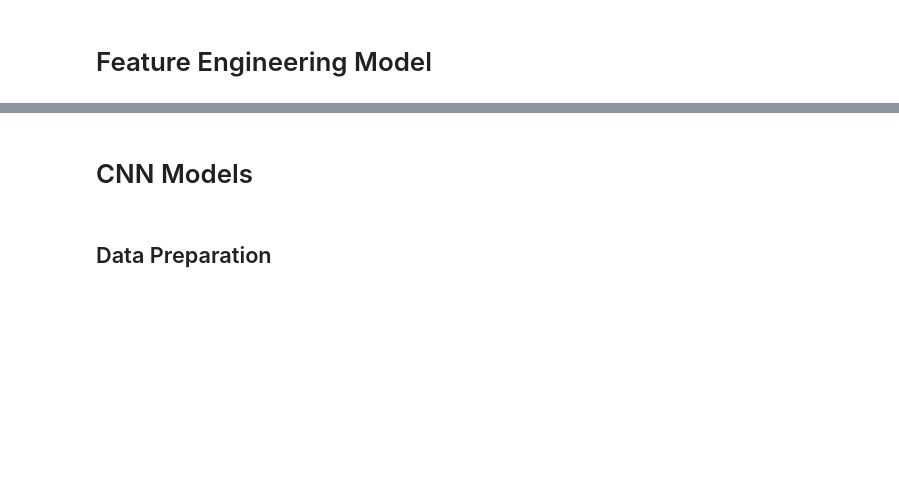
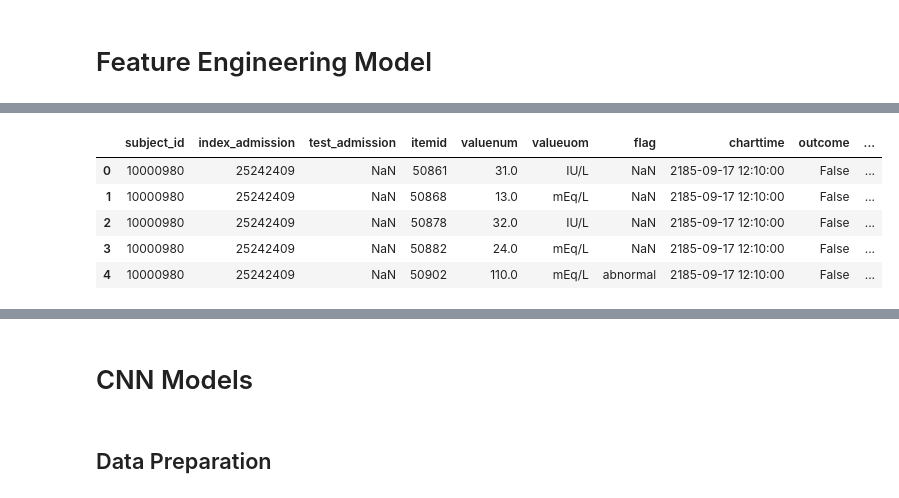
Before and after one commit to vcmog/liver_pred, a Jupyter notebook: liver_pred/run_test.ipynb, the cells around one changed output, grey strips where cells are left out. Cells and saved outputs as stored; diff of their text form; code cells hidden in the pictures; blank space fills up the shorter version.

```diff
--- a/liver_pred/run_test.ipynb
+++ b/liver_pred/run_test.ipynb
@@ -29,3 +38,3 @@ processed_labs = pd.read_csv(dir + r"\processed_lab_data.csv", parse_dates=["cha
 # %%
-current_df = fg.current_bloods_df(processed_labs, cohort_ids)
-historical_df = fg.historical_bloods(processed_labs, )
+current_df = fg.current_bloods_df(processed_labs, lead_time=21, n_days_pre=3, n_days_post=1)
+historical_df = fg.historical_labs(processed_labs, n_days=21)
@@ -35,3 +57,12 @@ import utils.missing_data as md
+# %%
+historical_df.head()
+# %% [output]
+|  | subject_id | index_admission | test_admission | itemid | valuenum | valueuom | flag | charttime | outcome | ... |
+| 0 | 10000980 | 25242409 | NaN | 50861 | 31.0 | IU/L | NaN | 2185-09-17 12:10:00 | False | ... |
+| 1 | 10000980 | 25242409 | NaN | 50868 | 13.0 | mEq/L | NaN | 2185-09-17 12:10:00 | False | ... |
+| 2 | 10000980 | 25242409 | NaN | 50878 | 32.0 | IU/L | NaN | 2185-09-17 12:10:00 | False | ... |
+| 3 | 10000980 | 25242409 | NaN | 50882 | 24.0 | mEq/L | NaN | 2185-09-17 12:10:00 | False | ... |
+| 4 | 10000980 | 25242409 | NaN | 50902 | 110.0 | mEq/L | abnormal | 2185-09-17 12:10:00 | False | ... |
 # %%
 current_df, historical_df, feature_df = fg.generate_features(processed_labs, cohort_ids, current_window_preindex=35, current_window_postindex=-21, historical_window=35)
 # %% [output]
```
Also changed, not shown: parts of 76 cells of this notebook.
